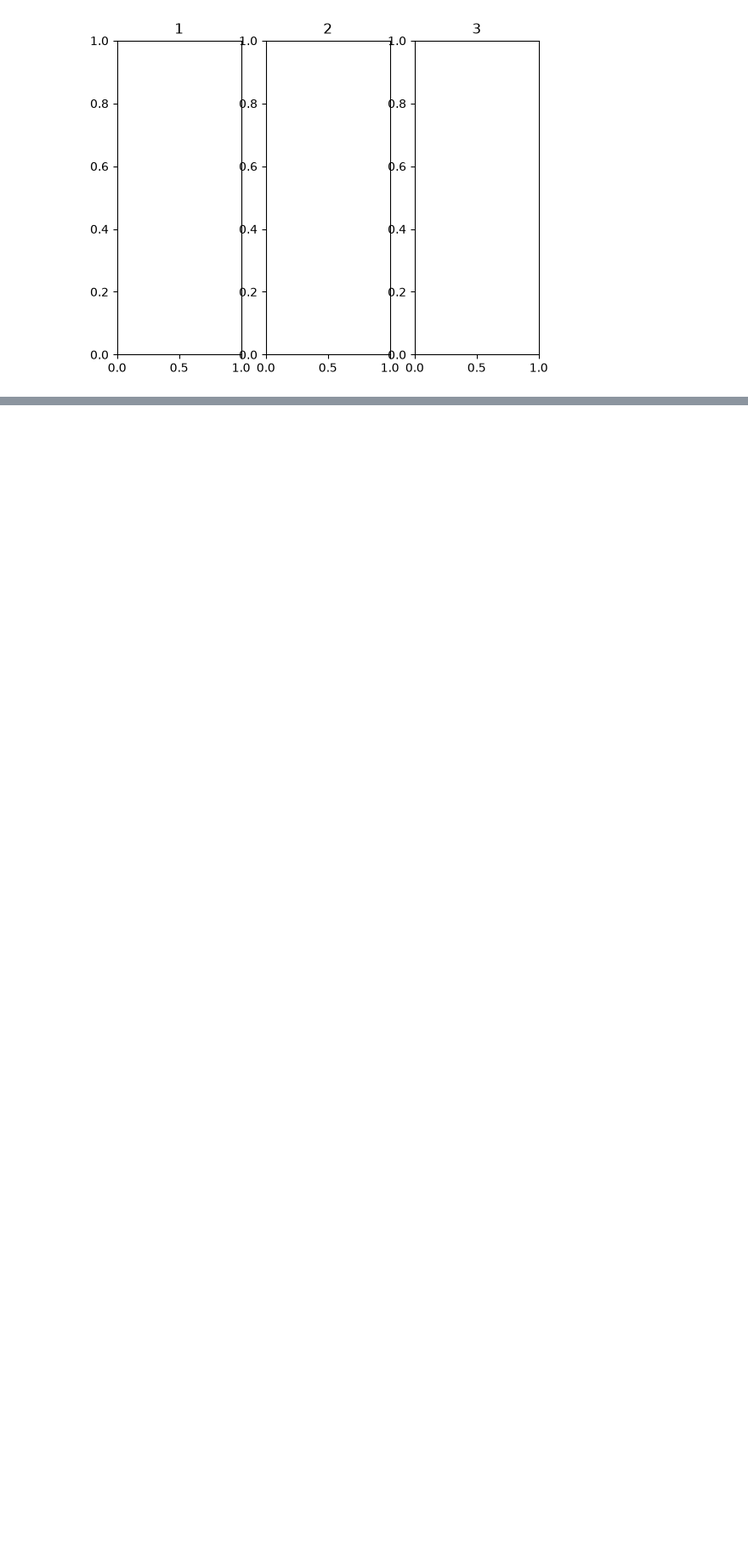
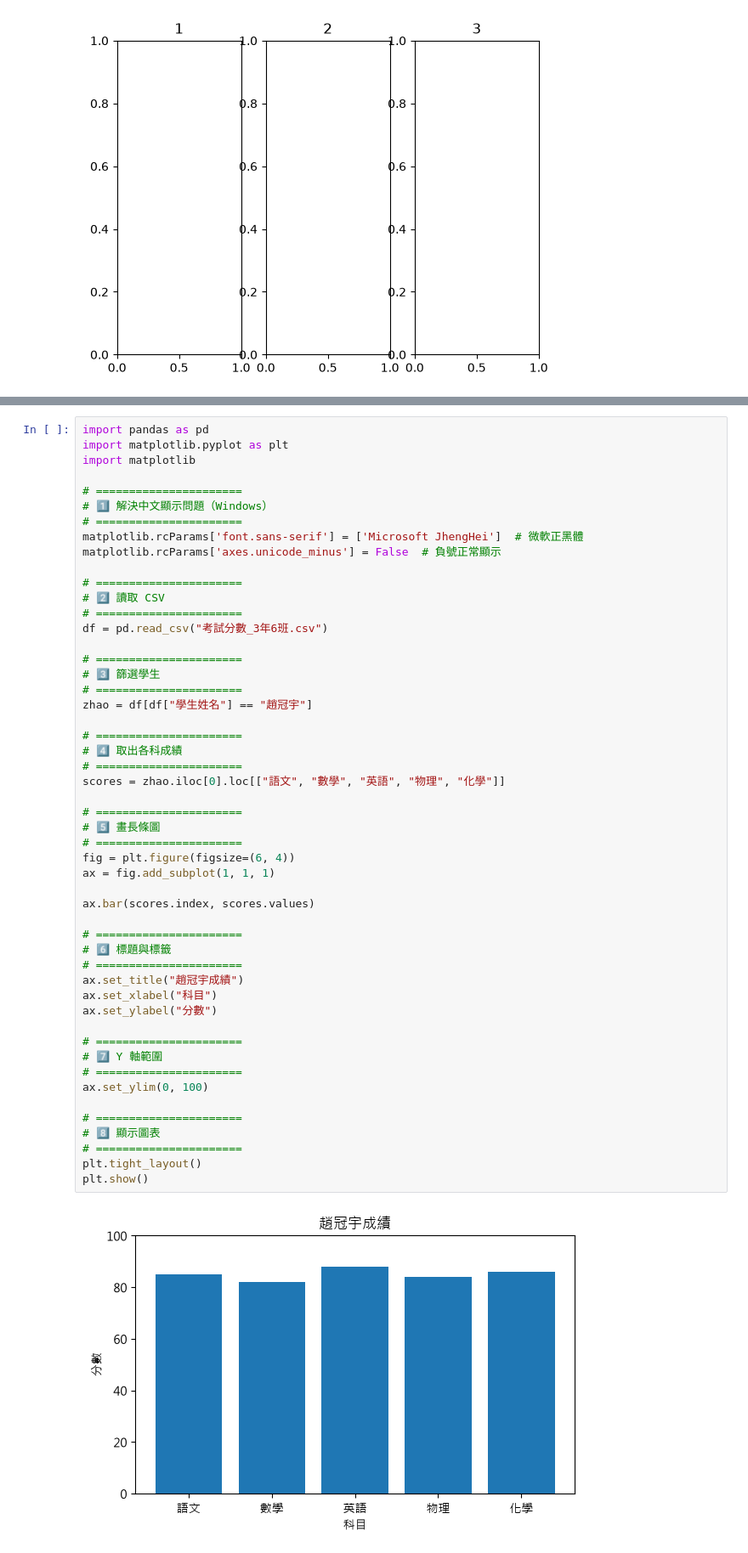
Before and after one commit to joylin1211/Python_Project, a Jupyter notebook: 0613/lesson3.ipynb, the cells around one changed output, grey strips where cells are left out. Shown at 85% size. Saved outputs shown, nothing was run; the diff lists cells and outputs as text; blank space fills up the shorter version.

```diff
--- a/0613/lesson3.ipynb
+++ b/0613/lesson3.ipynb
@@ -43,0 +52,53 @@ plt.show()
+# %%
+import pandas as pd
+import matplotlib.pyplot as plt
+import matplotlib
+
+# ======================
+# 1️⃣ 解決中文顯示問題（Windows）
+# ======================
+matplotlib.rcParams['font.sans-serif'] = ['Microsoft JhengHei']  # 微軟正黑體
+matplotlib.rcParams['axes.unicode_minus'] = False  # 負號正常顯示
+
+# ======================
+# 2️⃣ 讀取 CSV
+# ======================
+df = pd.read_csv("考試分數_3年6班.csv")
+
+# ======================
+# 3️⃣ 篩選學生
+# ======================
+zhao = df[df["學生姓名"] == "趙冠宇"]
+
+# ======================
+# 4️⃣ 取出各科成績
+# ======================
+scores = zhao.iloc[0].loc[["語文", "數學", "英語", "物理", "化學"]]
+
+# ======================
+# 5️⃣ 畫長條圖
+# ======================
+fig = plt.figure(figsize=(6, 4))
+ax = fig.add_subplot(1, 1, 1)
+
+ax.bar(scores.index, scores.values)
+
+# ======================
+# 6️⃣ 標題與標籤
+# ======================
+ax.set_title("趙冠宇成績")
+ax.set_xlabel("科目")
+ax.set_ylabel("分數")
+
+# ======================
+# 7️⃣ Y 軸範圍
+# ======================
+ax.set_ylim(0, 100)
+
+# ======================
+# 8️⃣ 顯示圖表
+# ======================
+plt.tight_layout()
+plt.show()
+# %% [output]
+[figure, added]
```
Also changed, not shown: parts of 1 cell of this notebook, 4 other files.
